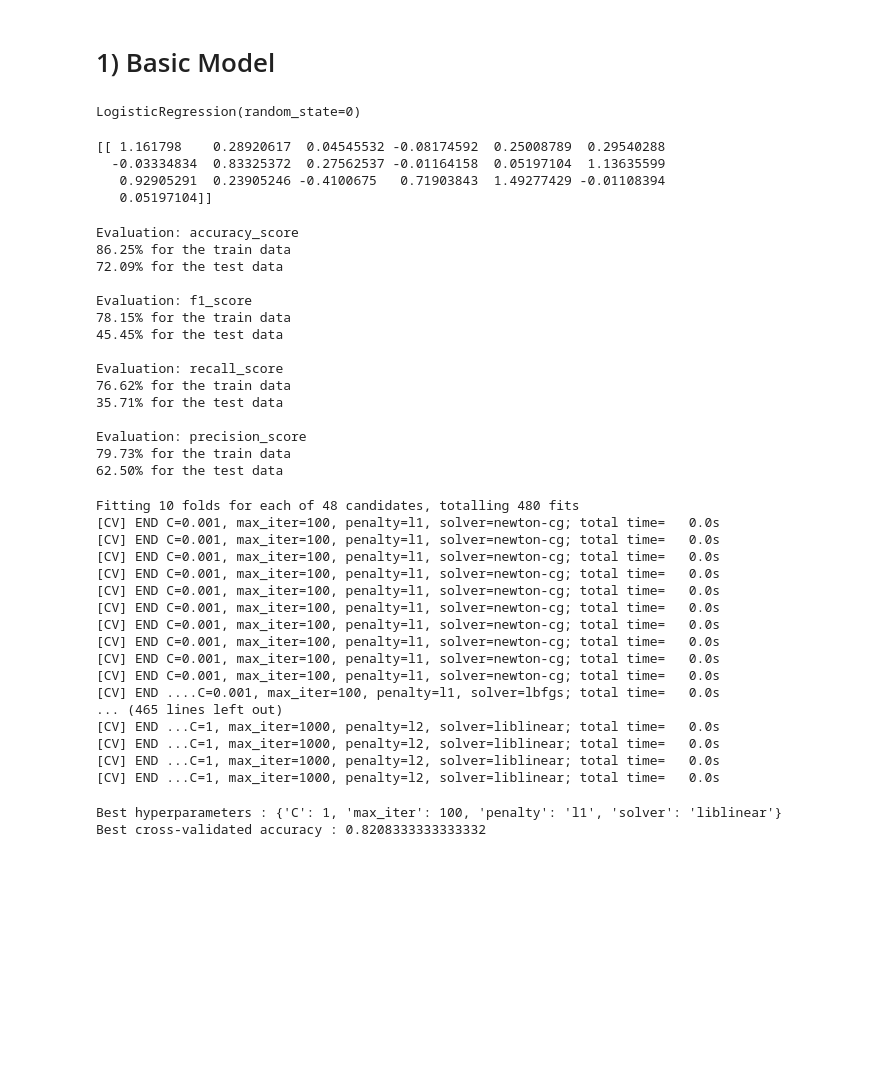
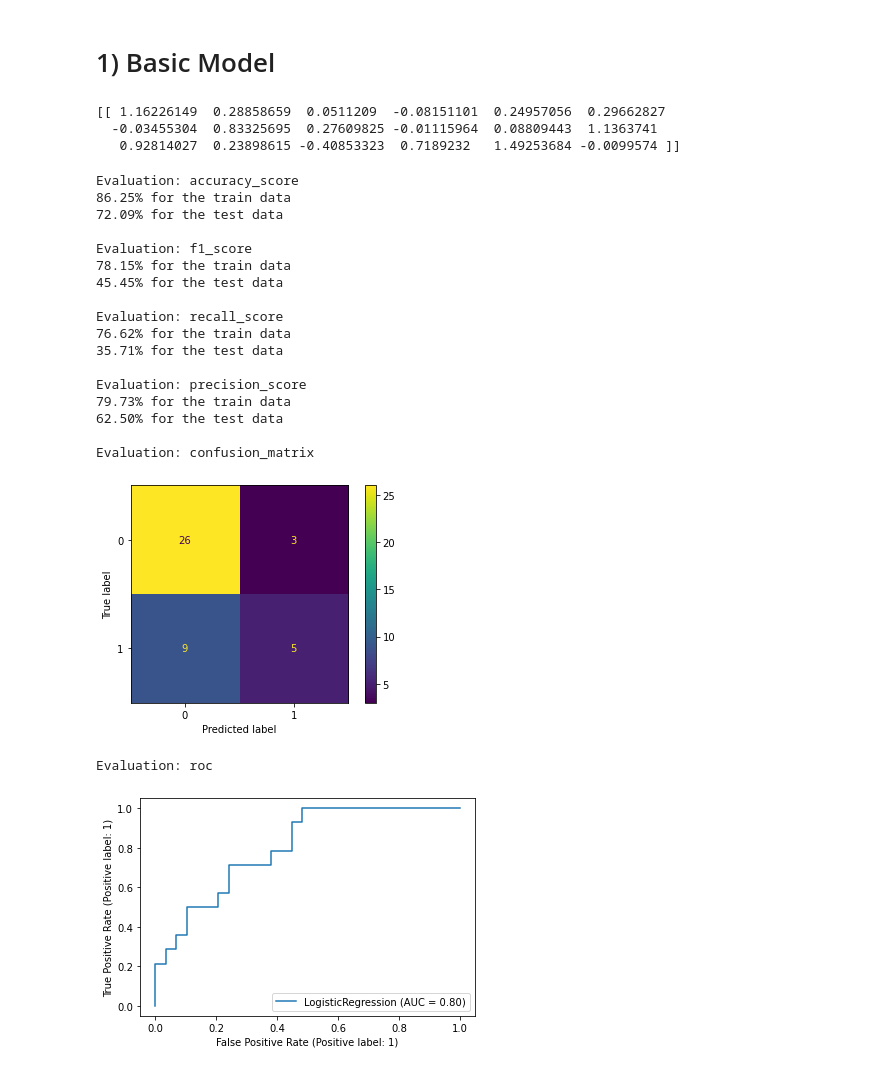
Before and after one commit to kimlindner/Type2DiabetesDetection_ML_Project, a Jupyter notebook: Logistic Regression.ipynb, the cells around one changed output. Saved outputs shown, nothing was run; the diff lists cells and outputs as text; code cells hidden in the pictures; blank space fills up the shorter version.

Commit message:
Update LogisticRegression

```diff
--- a/Logistic Regression.ipynb
+++ b/Logistic Regression.ipynb
@@ -27,14 +27,10 @@ There are 43 entries with 19 columns in our testing data.
 # %% [markdown]
 # 1) Basic Model
 # %%
-log_model_base = LogisticRegression(random_state=0)
-log_model_base.fit(X_train, y_train)
+log_model = LogisticRegression(random_state=0).fit(X_train, y_train)
-# %% [output]
-LogisticRegression(random_state=0)
 # %%
-print(log_model_base.coef_)
+print(log_model.coef_)
 # %% [output]
-[[ 1.161798    0.28920617  0.04545532 -0.08174592  0.25008789  0.29540288
-  -0.03334834  0.83325372  0.27562537 -0.01164158  0.05197104  1.13635599
-   0.92905291  0.23905246 -0.4100675   0.71903843  1.49277429 -0.01108394
-   0.05197104]]
+[[ 1.16226149  0.28858659  0.0511209  -0.08151101  0.24957056  0.29662827
+  -0.03455304  0.83325695  0.27609825 -0.01115964  0.08809443  1.1363741
+   0.92814027  0.23898615 -0.40853323  0.7189232   1.49253684 -0.0099574 ]]
@@ -43,18 +37,23 @@ y_pred = log_model_base.predict(X_test)
 # %%
-model_eval(log_model_base,X_train, X_test, y_train, y_test)
+model_eval(log_model,X_train, X_test, y_train, y_test, confusion=True, roc=True)
 # %% [output]
 Evaluation: accuracy_score
 86.25% for the train data
 72.09% for the test data
 
 Evaluation: f1_score
 78.15% for the train data
 45.45% for the test data
 
 Evaluation: recall_score
 76.62% for the train data
 35.71% for the test data
 
 Evaluation: precision_score
 79.73% for the train data
 62.50% for the test data
+
+Evaluation: confusion_matrix
+[figure, added]
+Evaluation: roc
+[figure, added]
@@ -69,27 +59,0 @@ grid_search = GridSearchCV(estimator=log_model_base, param_grid=grid_vals, scori
-# %%
-grid_search.fit(X_train, y_train)
-grid_pred = grid_search.best_estimator_.predict(X_test)
-# %% [output]
-Fitting 10 folds for each of 48 candidates, totalling 480 fits
-[CV] END C=0.001, max_iter=100, penalty=l1, solver=newton-cg; total time=   0.0s
-[CV] END C=0.001, max_iter=100, penalty=l1, solver=newton-cg; total time=   0.0s
-[CV] END C=0.001, max_iter=100, penalty=l1, solver=newton-cg; total time=   0.0s
-[CV] END C=0.001, max_iter=100, penalty=l1, solver=newton-cg; total time=   0.0s
-[CV] END C=0.001, max_iter=100, penalty=l1, solver=newton-cg; total time=   0.0s
-[CV] END C=0.001, max_iter=100, penalty=l1, solver=newton-cg; total time=   0.0s
-[CV] END C=0.001, max_iter=100, penalty=l1, solver=newton-cg; total time=   0.0s
-[CV] END C=0.001, max_iter=100, penalty=l1, solver=newton-cg; total time=   0.0s
-[CV] END C=0.001, max_iter=100, penalty=l1, solver=newton-cg; total time=   0.0s
-[CV] END C=0.001, max_iter=100, penalty=l1, solver=newton-cg; total time=   0.0s
-[CV] END ....C=0.001, max_iter=100, penalty=l1, solver=lbfgs; total time=   0.0s
-... (465 lines left out)
-[CV] END ...C=1, max_iter=1000, penalty=l2, solver=liblinear; total time=   0.0s
-[CV] END ...C=1, max_iter=1000, penalty=l2, solver=liblinear; total time=   0.0s
-[CV] END ...C=1, max_iter=1000, penalty=l2, solver=liblinear; total time=   0.0s
-[CV] END ...C=1, max_iter=1000, penalty=l2, solver=liblinear; total time=   0.0s
-# %%
-print("Best hyperparameters :", grid_search.best_params_)
-print("Best cross-validated accuracy :", grid_search.best_score_)
-# %% [output]
-Best hyperparameters : {'C': 1, 'max_iter': 100, 'penalty': 'l1', 'solver': 'liblinear'}
-Best cross-validated accuracy : 0.8208333333333332
```
Also changed, not shown: parts of 8 cells of this notebook, 2 other files.
